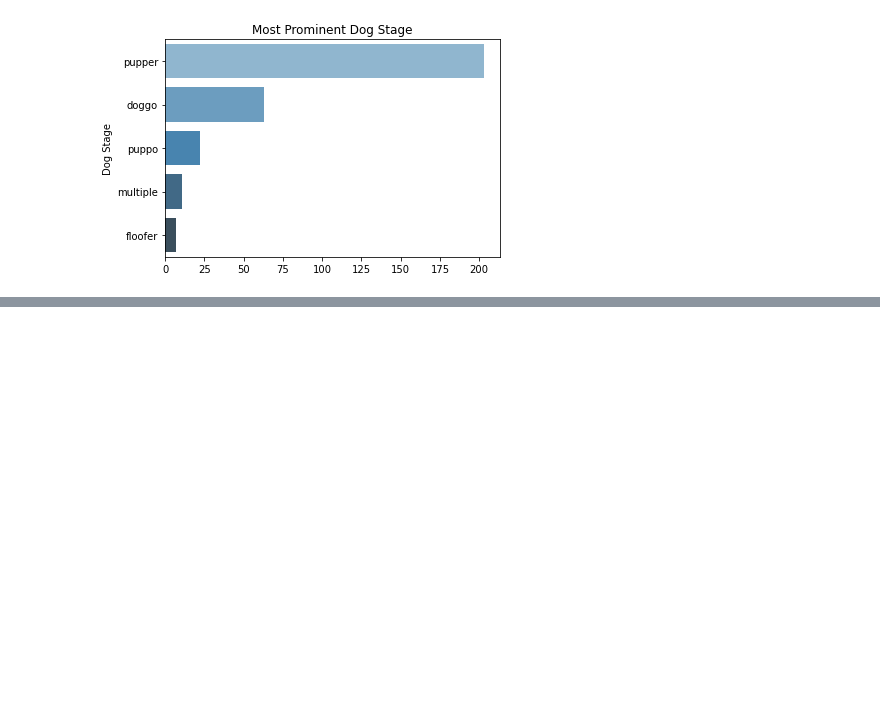
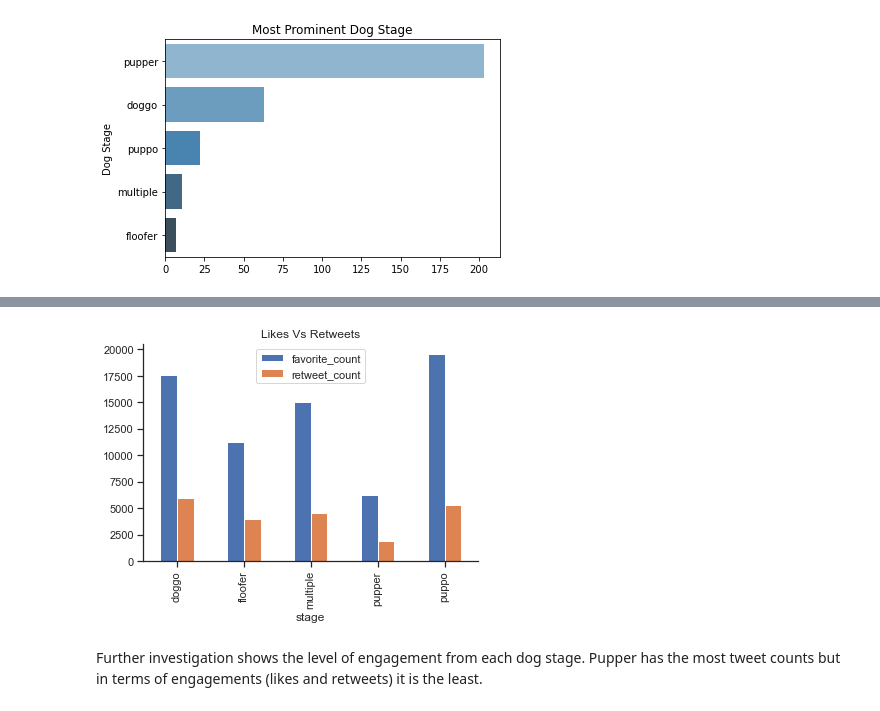
Before and after one commit to danod007/We-Rate-Dogs, a Jupyter notebook: wrangle_act.ipynb, the cells around one changed output, grey strips where cells are left out. Cells and saved outputs as stored; diff of their text form; code cells hidden in the pictures; blank space fills up the shorter version.

```diff
--- a/wrangle_act.ipynb
+++ b/wrangle_act.ipynb
@@ -1153,0 +732,11 @@ plt.savefig('test.png',dpi=300, transparemt=True)
+# %%
+twitter_archive_master.groupby('stage')[['favorite_count', 'retweet_count']].mean().plot(kind='bar')
+
+
+plt.title('Likes Vs Retweets')
+plt.legend()
+plt.show()
+# %% [output]
+[figure, added]
+# %% [markdown]
+Further investigation shows the level of engagement from each dog stage. Pupper has the most tweet counts but in terms of engagements (likes and retweets) it is the least.
```
Also changed, not shown: parts of 54 cells of this notebook.
